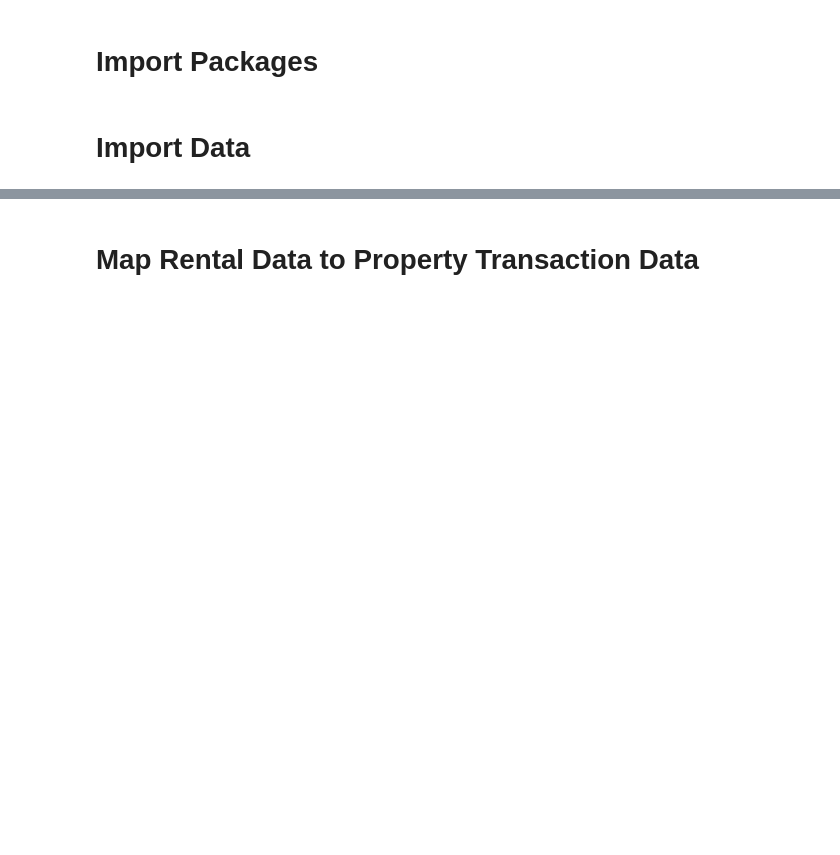
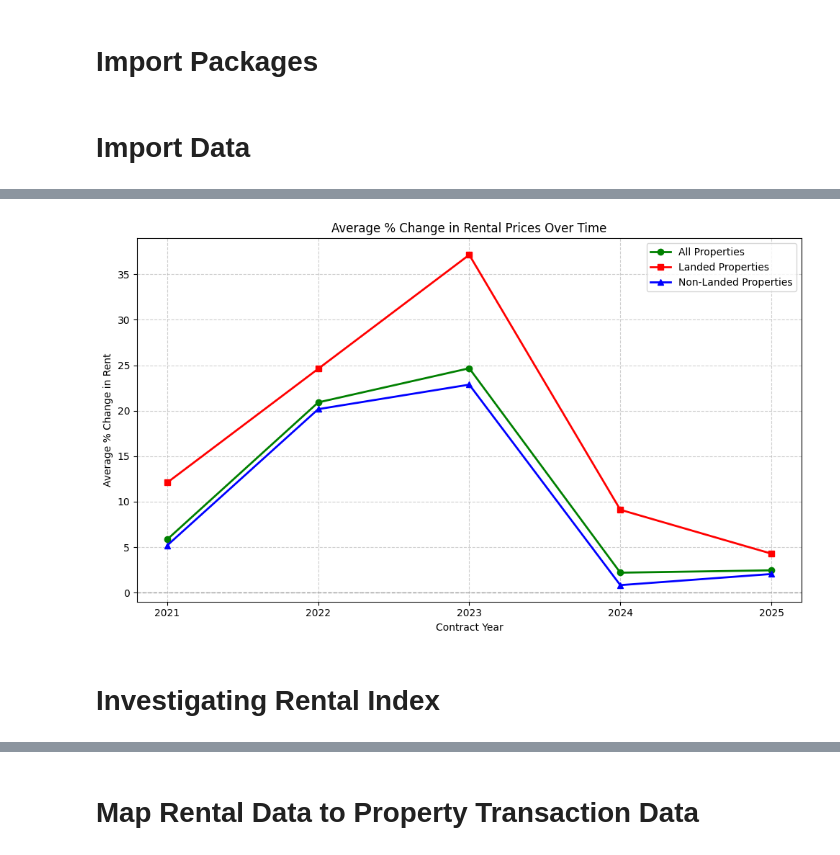
Before and after one commit to AdityaPugalia/Singapore-Housing-Price-Analysis, a Jupyter notebook: Returns_Rental.ipynb, the cells around one changed output, grey strips where cells are left out. Cells and saved outputs as stored; diff of their text form; code cells hidden in the pictures; blank space fills up the shorter version.

```diff
--- a/Returns_Rental.ipynb
+++ b/Returns_Rental.ipynb
@@ -89,0 +169,15 @@ print(len(df_trans['project'].unique()), "unique projects")
+# %%
+df_nonlanded = df[(df['propertyType'] == 'Non-landed Properties') | (df['propertyType'] == 'Executive Condominium')]
+df_nonlanded = df_nonlanded.sort_values(by=['project', 'street', 'district', 'areaSqm', 'propertyType', 'contractYear'])
+
+# Compute yearly percent change in mean rent for each project
+df_nonlanded['perc_change'] = df_nonlanded.groupby(['project', 'street', 'district', 'areaSqm', 'propertyType'])['mean_rent'].pct_change() * 100
+
+# Aggregate mean percent change by year (excluding NaN)
+avg_changes_nonlanded = (
+    df_nonlanded.groupby('contractYear')['perc_change']
+    .mean()
+    .dropna()
+)
+
+avg_changes_nonlanded.head()
@@ -89,0 +192,33 @@ print(len(df_trans['project'].unique()), "unique projects")
+# %%
+# Define consistent colors for clarity
+colors = {
+    'All Properties': 'green',
+    'Landed Properties': 'red',
+    'Non-Landed Properties': 'blue'
+}
+
+plt.figure(figsize=(10, 6))
+
+# Plot each trend line
+plt.plot(avg_changes_all.index, avg_changes_all.values,
+         marker='o', linewidth=2, color=colors['All Properties'], label='All Properties')
+plt.plot(avg_changes_landed.index, avg_changes_landed.values,
+         marker='s', linewidth=2, color=colors['Landed Properties'], label='Landed Properties')
+plt.plot(avg_changes_nonlanded.index, avg_changes_nonlanded.values,
+         marker='^', linewidth=2, color=colors['Non-Landed Properties'], label='Non-Landed Properties')
+
+# Add a horizontal reference line at 0%
+plt.axhline(0, color='gray', linestyle='--', linewidth=1, alpha=0.7)
+plt.title('Average % Change in Rental Prices Over Time')
+plt.xlabel('Contract Year')
+plt.ylabel('Average % Change in Rent')
+plt.legend()
+plt.xticks(avg_changes_all.index)
+plt.grid(True, linestyle='--', alpha=0.6)
+plt.tight_layout()
+
+plt.show()
+# %% [output]
+[figure, added]
+# %% [markdown]
+# Investigating Rental Index
```
Also changed, not shown: parts of 30 cells of this notebook, 1 other file.
